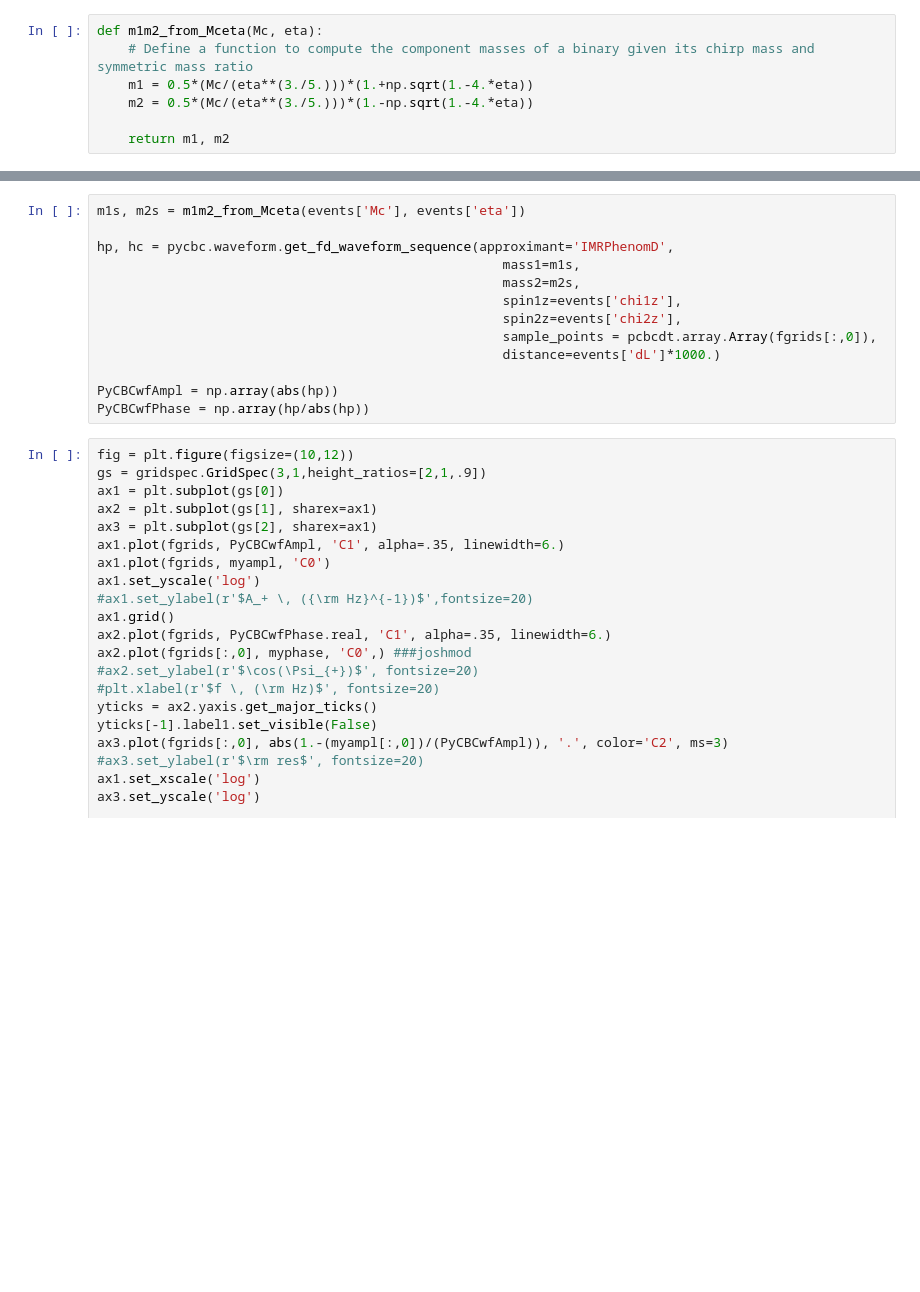
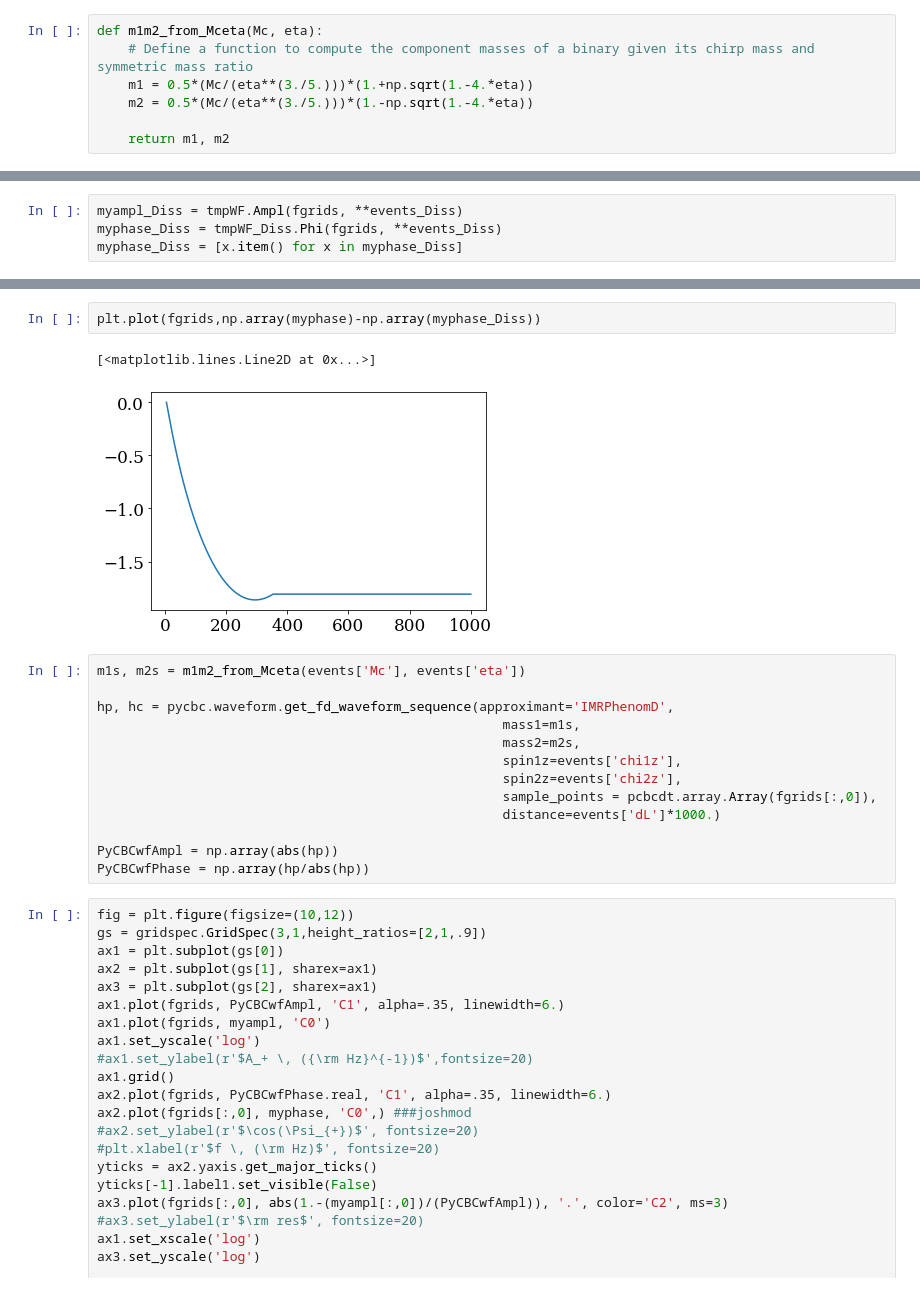
Before and after one commit to joshshterenberg/gwfast_mod_dissipation, a Jupyter notebook: gwfast_tests.ipynb, the cells around one changed output, grey strips where cells are left out. Cells and saved outputs as stored; diff of their text form; blank space fills up the shorter version.

```diff
--- a/gwfast_tests.ipynb
+++ b/gwfast_tests.ipynb
@@ -65,0 +83,4 @@ fgrids = np.geomspace(fminarr, fcut, num=int(1000))
+# %%
+myampl_Diss = tmpWF.Ampl(fgrids, **events_Diss)
+myphase_Diss = tmpWF_Diss.Phi(fgrids, **events_Diss)
+myphase_Diss = [x.item() for x in myphase_Diss]
@@ -73,3 +93,8 @@ WARNING:jax._src.lib.xla_bridge:No GPU/TPU found, falling back to CPU. (Set TF_C
+# %%
+plt.plot(fgrids,np.array(myphase)-np.array(myphase_Diss))
+# %% [output]
+[<matplotlib.lines.Line2D at 0x...>]
+[figure, added]
 # %%
 m1s, m2s = m1m2_from_Mceta(events['Mc'], events['eta'])
 
```
Also changed, not shown: parts of 7 cells of this notebook, 5 other files.
